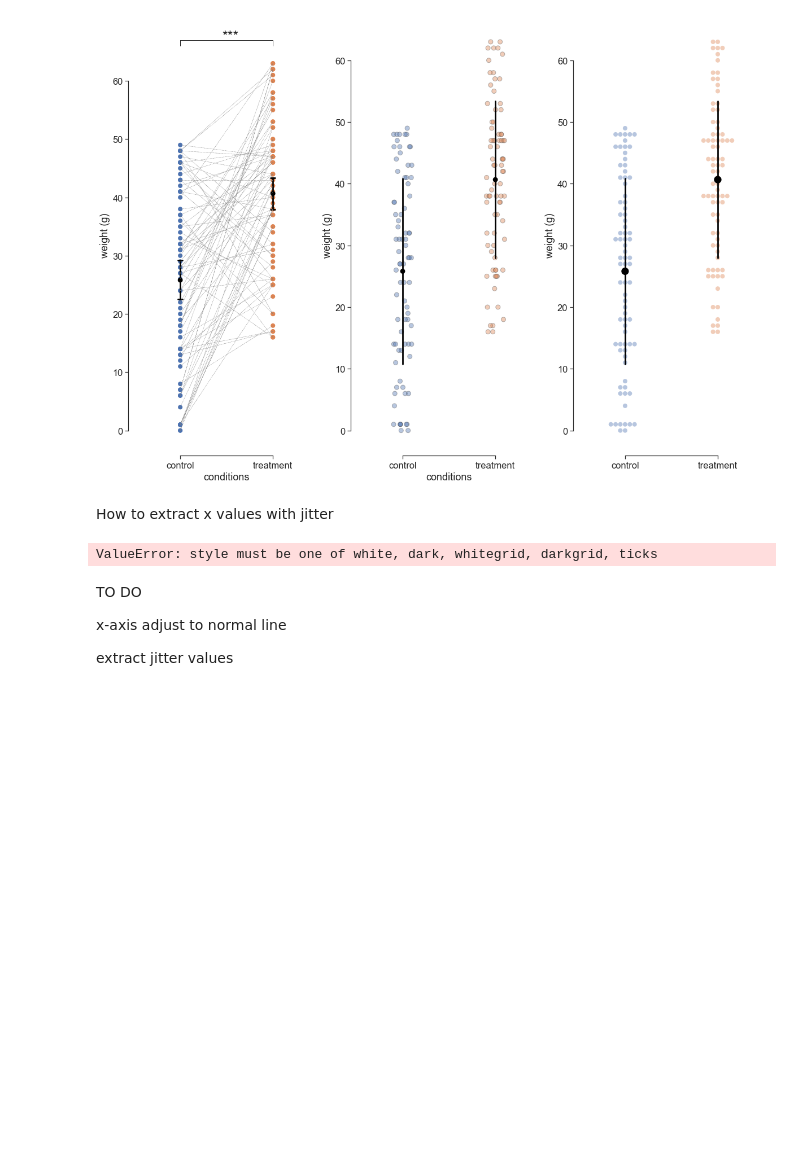
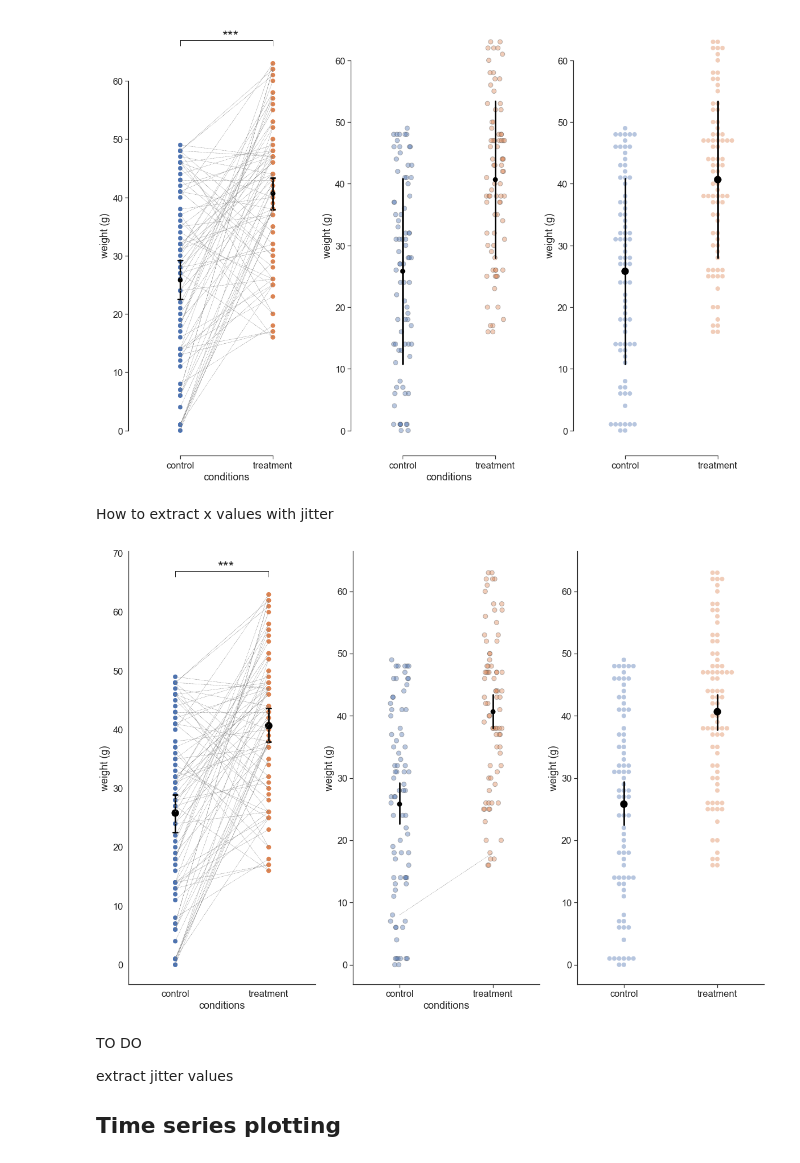
Before and after one commit to jorvlan/scripts, a Jupyter notebook: Python/Elaborate plotting in Python.ipynb, the cells around one changed output. Cells and saved outputs as stored; diff of their text form; code cells hidden in the pictures; blank space fills up the shorter version.

```diff
--- a/Python/Elaborate plotting in Python.ipynb
+++ b/Python/Elaborate plotting in Python.ipynb
@@ -287,14 +287,13 @@ data_long = pd.melt(data,  value_vars=['control','treatment'])
 # Plot using stripplot for subject data, no jitter or dodge
 sns.set(font_scale=1.5)
 sns.set_style("white")
-sns.axes_style("axes.axisbelow")
 fig = plt.figure(figsize=(20,14))
 ax1 = fig.add_subplot(131)
 ax = sns.stripplot(x="variable", y="value", data=data_long, dodge=False, jitter=False, alpha=1, zorder=1, size=8)
 ax = sns.pointplot(x='variable', y='value', ci=95, data=data_long, join=False, scale=1.5, zorder=100, color='black', capsize = 0.05) # This computes the default confidence intervals of 95 %.
 ax1.set_xlabel('conditions')
 ax1.set_ylabel('weight (g)')
-sns.despine(offset=10, trim=True)
+sns.despine(trim=False) #if you want to set the x-axis normal -> remove 'offset=10,' and set trim=False.
 #Add lines by manually selecting each value
 #plt.plot([8, 18], linewidth=1, color = 'grey')
 #plt.plot([36, 20], linewidth=1, color = 'grey')
@@ -310,39 +309,39 @@ plt.xlim(-0.5,1.5)
 y1 = 66
 y2 = 67
 x1 = 0
 x2 = 1
 star_x = "***"
 plt.plot([x1,x1, x2, x2],[y1, y2, y2,y1], linewidth=1, color='k')
 
 #Add the stars as a string (for more info https://matplotlib.org/3.1.0/tutorials/text/text_intro.html)
 ax1.text(0.45, 67, r'***', fontsize=25)
 
 
 # Plot using stripplot for subject data with jitter and dodge
 sns.set(font_scale=1.5)
 sns.set_style("ticks")
 ax1 = fig.add_subplot(132)
 sns.stripplot(x="variable", y="value", data=data_long, dodge=True, jitter=True, alpha=.40, zorder=1, size=8, linewidth = 1)
 sns.pointplot(x='variable', y='value', ci=95,data=data_long, join=False, scale=1, zorder=100, color='black')
 ax1.set_xlabel('conditions')
 ax1.set_ylabel('weight (g)')
-sns.despine(offset=10, trim=True)
+sns.despine(trim=False)
 
 plt.plot([data.iloc[0,0], data.iloc[0,1]], color = 'grey', linewidth = 0.5, linestyle = '--')
 plt.xlim(-0.5,1.5)
 #Plot using swarmplot for subject data
 ax2 = fig.add_subplot(133)
 sns.swarmplot(x='variable', y="value", data=data_long, alpha=0.40, zorder=1, size=8)
 sns.pointplot(x='variable', y='value', ci=95, data=data_long, join=False, scale=1.5, zorder=100, color='black')
 ax2.set_xlabel('')
 ax2.set_ylabel('weight (g)')
-sns.despine(offset=10, trim=True)
+sns.despine(trim=False)
 plt.savefig('/Users/jordyvanlangen/Stats_thinking_21/fig4.jpg', dpi = 400, bbox_inches = 'tight')
 # %% [output]
-ValueError: style must be one of white, dark, whitegrid, darkgrid, ticks
+[figure, added]
 # %% [markdown]
 TO DO
 
-x-axis adjust to normal line
+extract jitter values
 
-extract jitter values
+## Time series plotting
```
Also changed, not shown: parts of 9 cells of this notebook.
